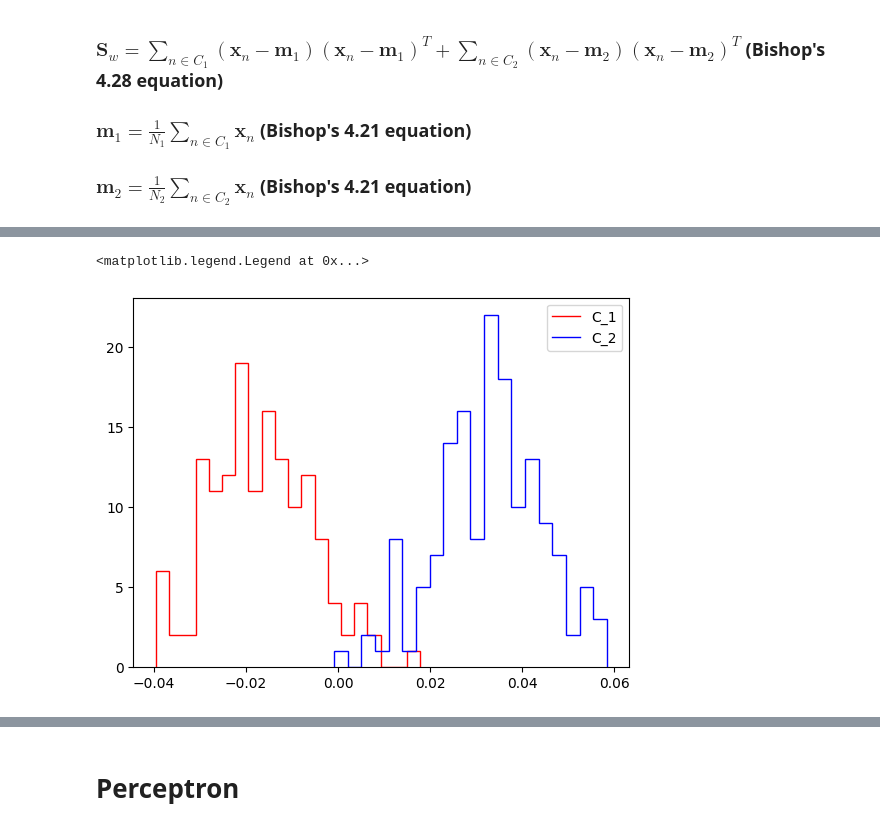
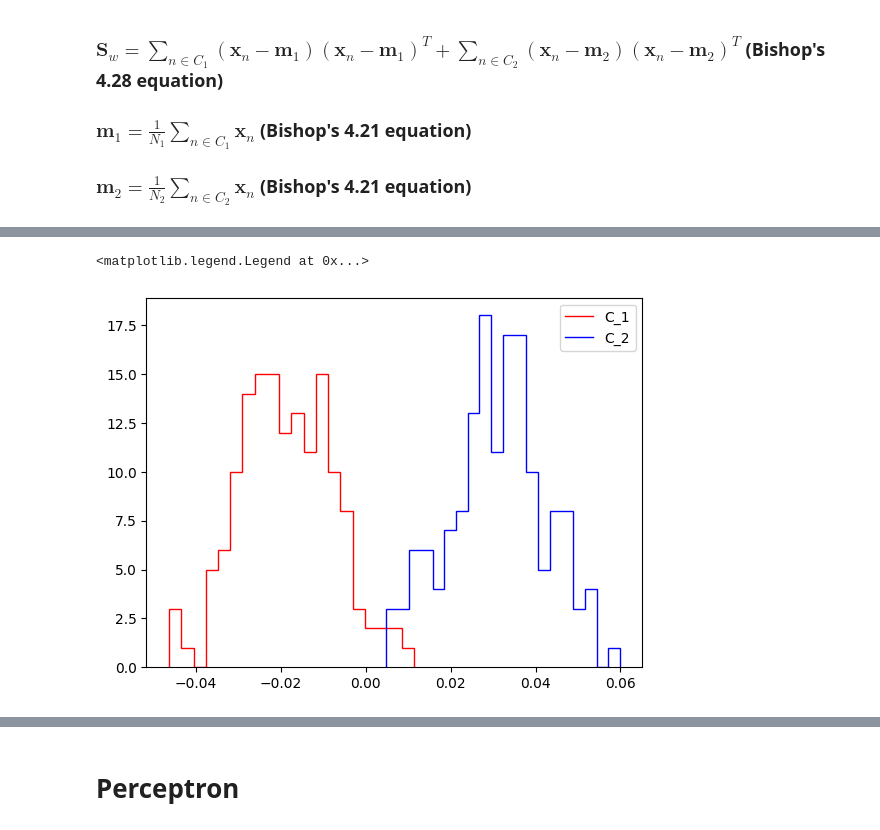
Before and after one commit to labani-01/PHY657, a Jupyter notebook: Module_4/ Module-4.ipynb, the cells around one changed output, grey strips where cells are left out. Saved outputs shown, nothing was run; the diff lists cells and outputs as text; code cells hidden in the pictures.

```diff
--- a/Module_4/ Module-4.ipynb
+++ b/Module_4/ Module-4.ipynb
@@ -189,10 +128,10 @@ Confusion Matrix:
 # %%
 fig = plt.figure()
-counts_1, bins_1 = np.histogram(np.array([i.dot(w) for i in sample1_train]), bins=20)
-counts_2, bins_2 = np.histogram(np.array([i.dot(w) for i in sample2_train]), bins=20)
+counts_1, bins_1 = np.histogram(np.array([i.dot(w) for i in X_train[Y_train == 1]]), bins=20)
+counts_2, bins_2 = np.histogram(np.array([i.dot(w) for i in X_train[Y_train == -1]]), bins=20)
 plt.stairs(counts_1, bins_1, color="red", label="C_1")
 plt.stairs(counts_2, bins_2, color="blue", label="C_2")
 plt.legend()
 # %% [output]
 <matplotlib.legend.Legend at 0x...>
-[figure, old version]
+[figure, new version]
```
Also changed, not shown: parts of 17 cells of this notebook.
